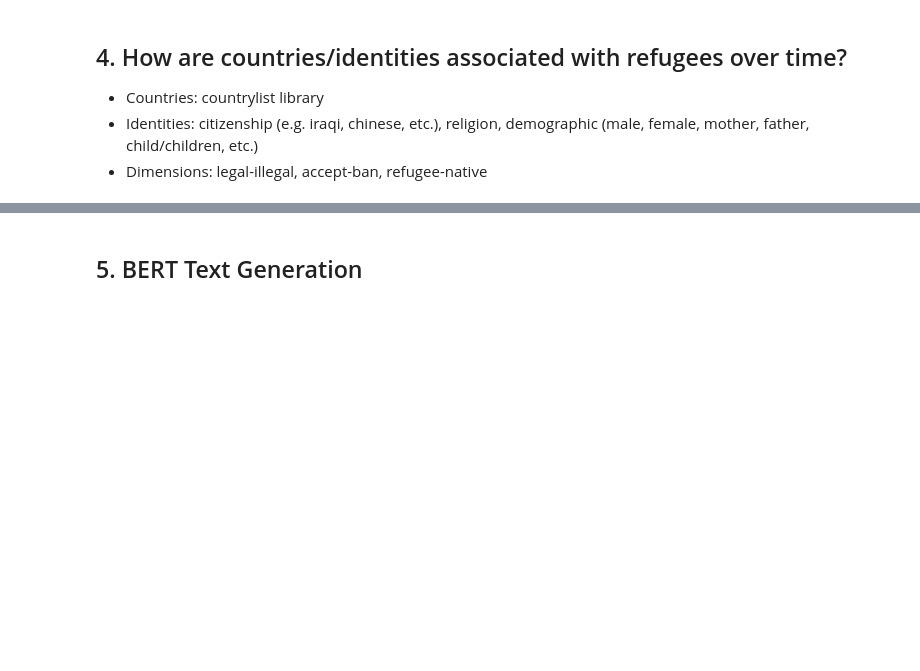
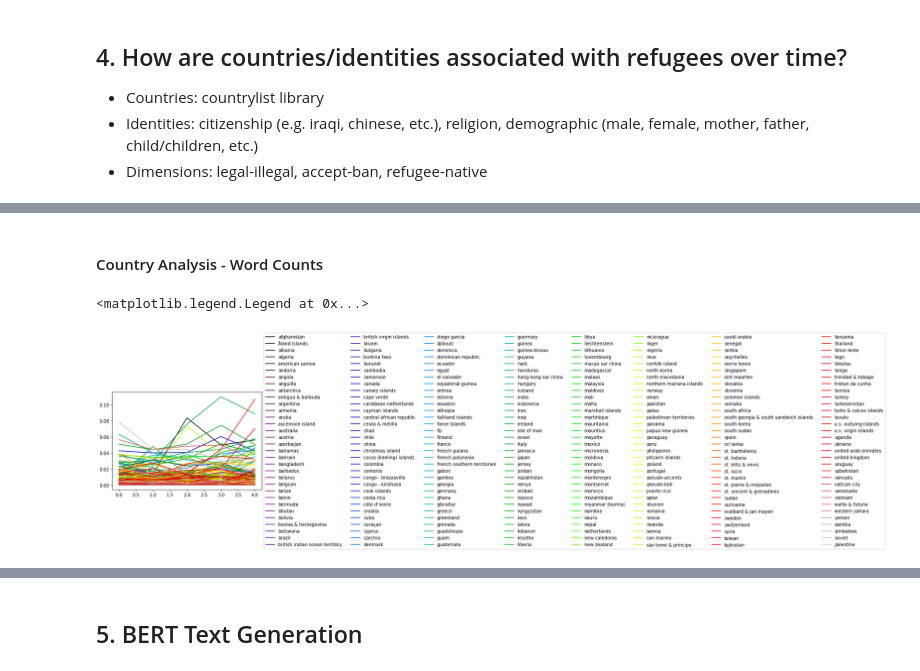
Before and after one commit to rachel-ker/refugeediscourse, a Jupyter notebook: final_data_analysis.ipynb, the cells around one changed output, grey strips where cells are left out. Cells and saved outputs as stored; diff of their text form; code cells hidden in the pictures; blank space fills up the shorter version.

```diff
--- a/final_data_analysis.ipynb
+++ b/final_data_analysis.ipynb
@@ -994,0 +724,2 @@ for p in periods:
+# %% [markdown]
+#### Country Analysis - Word Counts
@@ -994,0 +731,42 @@ for p in periods:
+# %%
+# Article counts over periods
+# def get_word_count(data):
+#     country_byperiod = {}
+#     for p in periods:
+#         for word in data[data['period']==p]['tokenized_words'].sum():
+#             if word in countrylist_all:
+#                 p=str(p)
+#                 if p not in country_byperiod:
+#                     country_byperiod[p] = {}
+#                 if word not in country_byperiod[p]:
+#                     country_byperiod[p][word] = 1
+#                 else:
+#                     country_byperiod[p][word] +=1
+#     country_byperiod_df = pd.DataFrame.from_dict(country_byperiod, orient='index')
+#     country_byperiod_df.dropna(axis='columns', how='all', inplace=True)
+#     return country_byperiod_df
+
+def get_country_counts(data):
+    country_byperiod = {}
+    for p in periods:
+        for word in countrylist_all:
+            # get number of articles that a country appears
+            count = len(data[data['period']==p].where(data['text'].str.contains(r'\b{}\b'.format(word))).dropna())
+            if p not in country_byperiod:
+                country_byperiod[p] = {}
+            country_byperiod[p][word] = count
+    country_byperiod_df = pd.DataFrame.from_dict(country_byperiod, orient='index')
+    country_byperiod_df.dropna(axis='columns', how='all', inplace=True)
+    return country_byperiod_df
+# %%
+countrycounts_left = get_country_counts(data_left)
+# %%
+countrycounts_left['total'] = [len(data[data['period']==i])for i in countrycounts_left.index]
+countrycounts_leftpc = countrycounts_left.apply(lambda x: x/countrycounts_left['total'])
+countrycounts_leftpc.drop(columns=['total','united states'], inplace=True)
+# %%
+countrycounts_leftpc.plot(colormap='nipy_spectral')
+plt.legend(loc='center left', bbox_to_anchor=(1, 0.5),ncol=8)
+# %% [output]
+<matplotlib.legend.Legend at 0x...>
+[figure, added]
```
Also changed, not shown: parts of 69 cells of this notebook.
